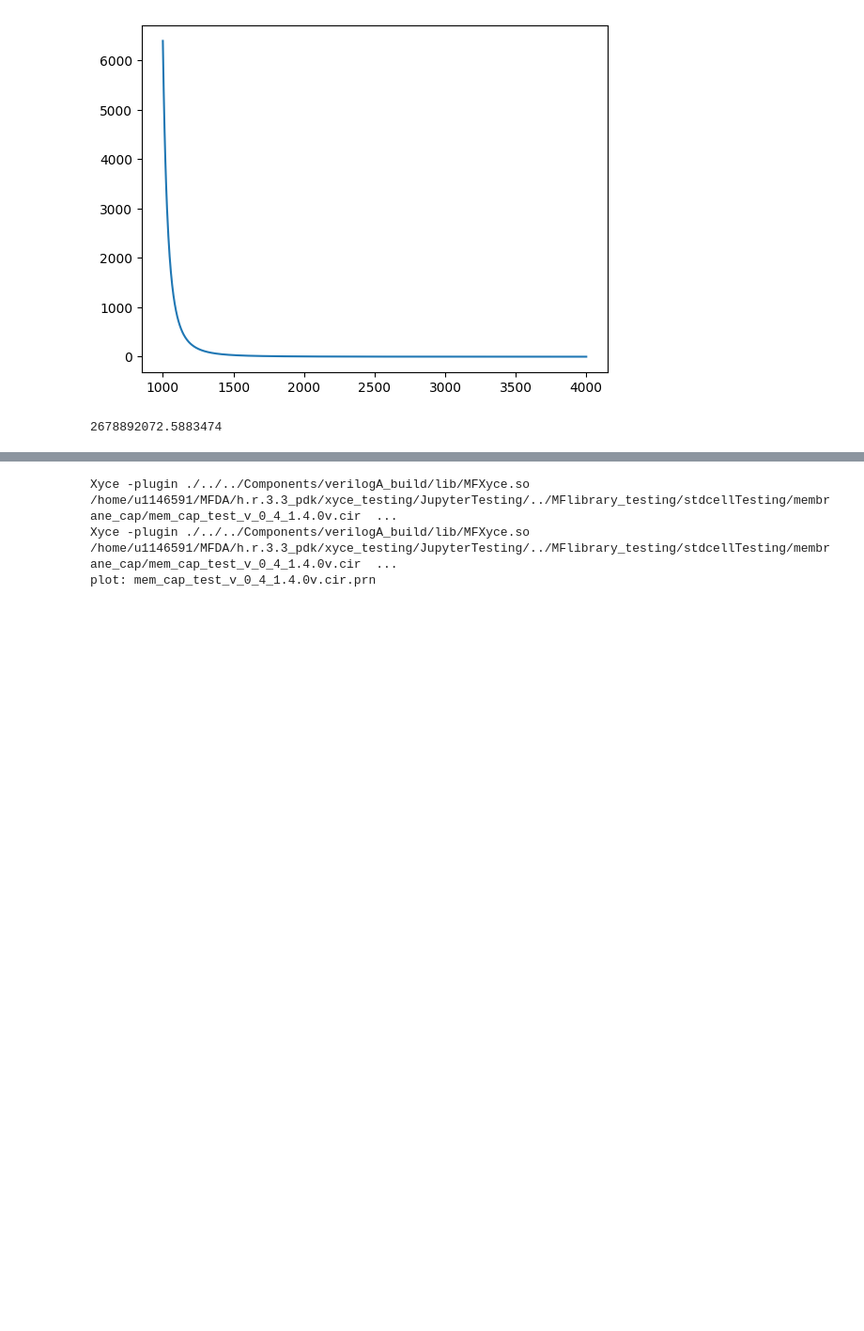
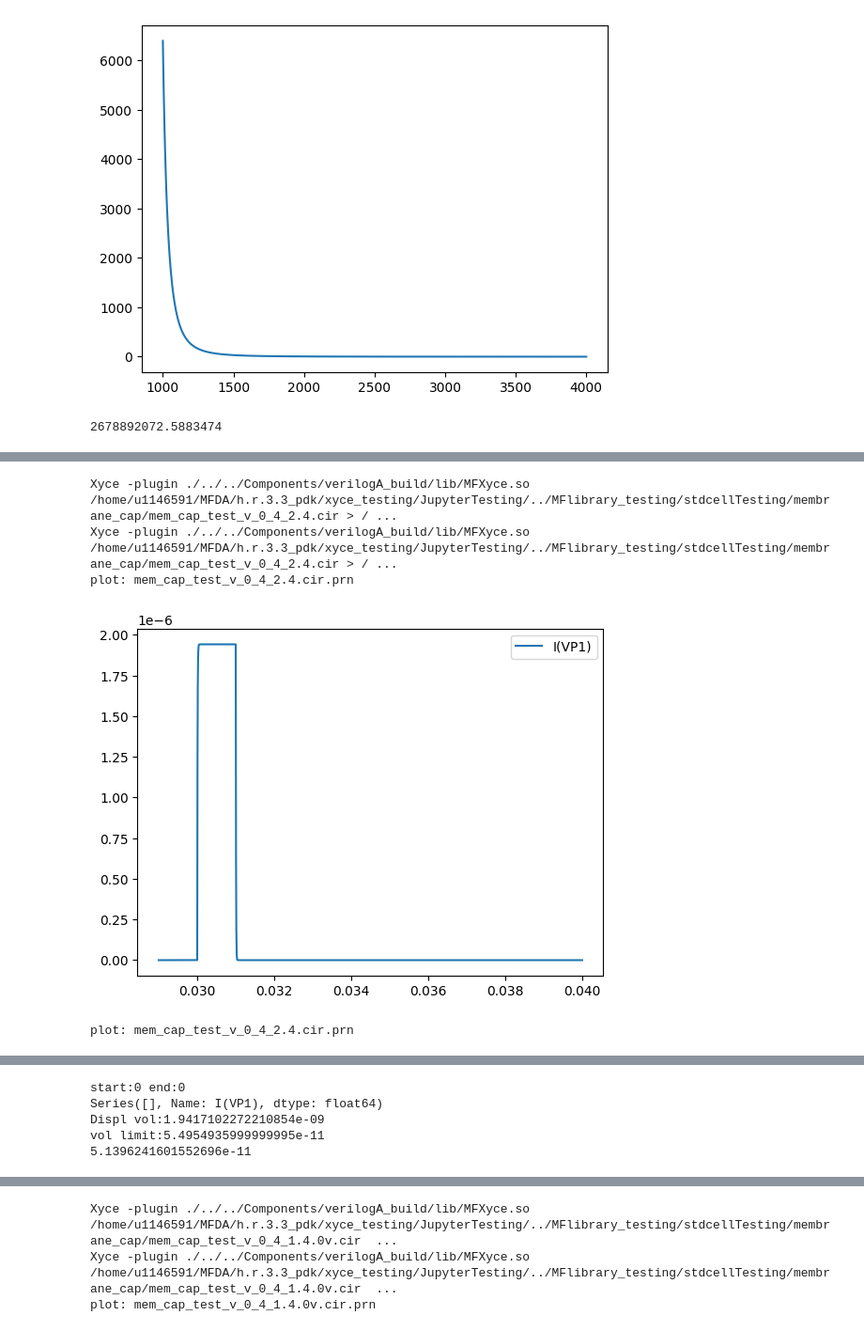
Before and after one commit to utah-MFDA/h.r.3.3_pdk, a Jupyter notebook: xyce_testing/JupyterTesting/membrane_testing.ipynb, the cells around one changed output, grey strips where cells are left out. Shown at 94% size. Drawn from its saved outputs; the diff is of its cells as text; code cells hidden in the pictures; blank space fills up the shorter version.

Commit message:
membrane testing with fixes

```diff
--- a/xyce_testing/JupyterTesting/membrane_testing.ipynb
+++ b/xyce_testing/JupyterTesting/membrane_testing.ipynb
@@ -969,0 +1006,26 @@ vol limit:5.4954935999999995e-11
+# %%
+cir = 'mem_cap_test_v_0_4_2.4.cir'
+prn_f = mem_t_dir+'/results/'+cir+'.prn'
+run_and_plot(lib, cir, plot_type="flow")
+plot_r(prn_f, plot_type='voltage')
+
+res = plot_result.load_prn(prn_f)
+tim  = res['TIME']
+I_vp = res['I(VP1)']
+
+I_vp_t = plot_result.sum_cur(tim, I_vp)#, [0.02, 0.05])
+
+print("Displ vol:"+str(I_vp_t))
+
+vol_lim = 3.141*540e-6**2*60e-6
+print("vol limit:"+str(vol_lim))
+
+P_in = 27000
+print(vol_comp(60e-6, P_in))
+# - 1.9414838713895194e-09
+# %% [output]
+Xyce -plugin ./../../Components/verilogA_build/lib/MFXyce.so /home/u1146591/MFDA/h.r.3.3_pdk/xyce_testing/JupyterTesting/../MFlibrary_testing/stdcellTesting/membrane_cap/mem_cap_test_v_0_4_2.4.cir > / ...
+Xyce -plugin ./../../Components/verilogA_build/lib/MFXyce.so /home/u1146591/MFDA/h.r.3.3_pdk/xyce_testing/JupyterTesting/../MFlibrary_testing/stdcellTesting/membrane_cap/mem_cap_test_v_0_4_2.4.cir > / ...
+plot: mem_cap_test_v_0_4_2.4.cir.prn
+[figure, added]
+plot: mem_cap_test_v_0_4_2.4.cir.prn
@@ -969,0 +1033,5 @@ vol limit:5.4954935999999995e-11
+start:0 end:0
+Series([], Name: I(VP1), dtype: float64)
+Displ vol:1.9417102272210854e-09
+vol limit:5.4954935999999995e-11
+5.1396241601552696e-11
```
Also changed, not shown: parts of 9 cells of this notebook, 11 other files.
